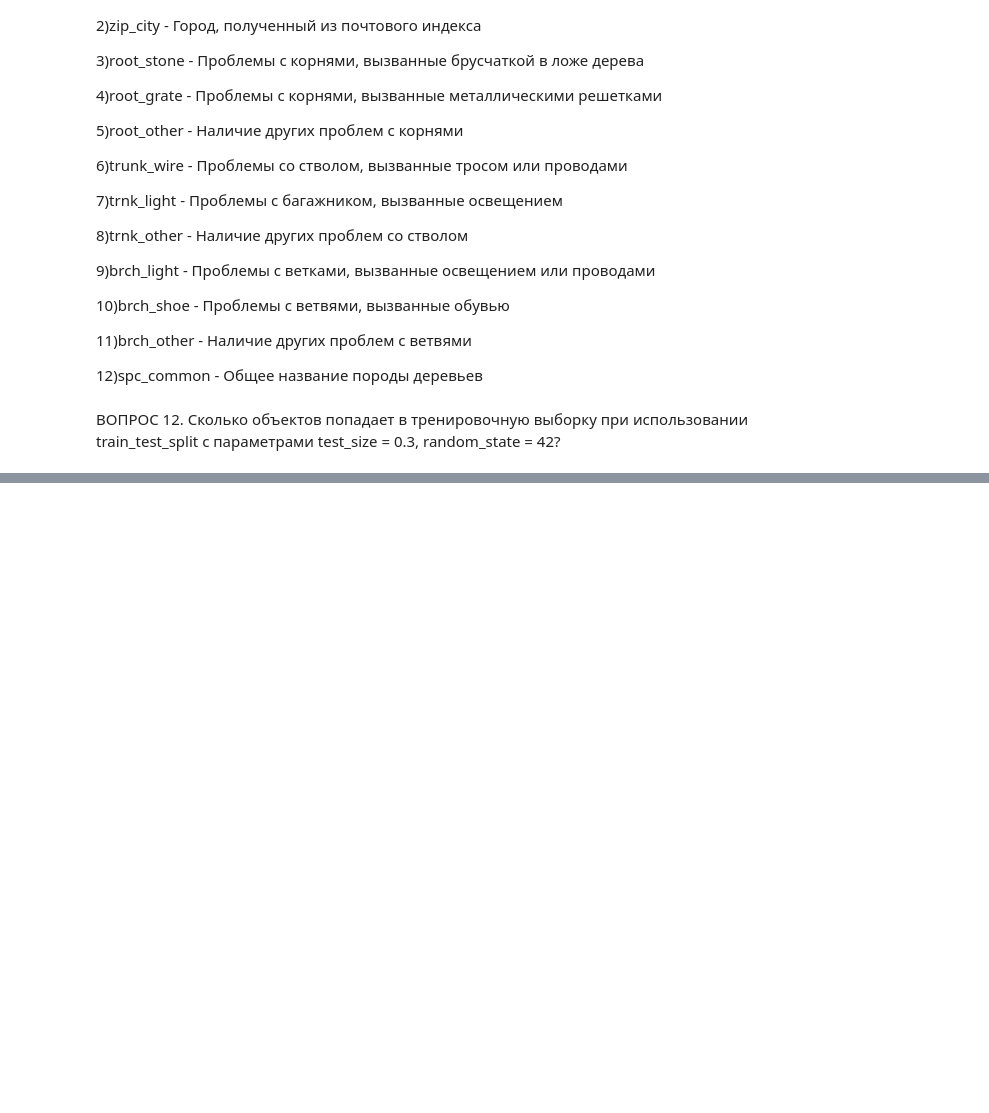
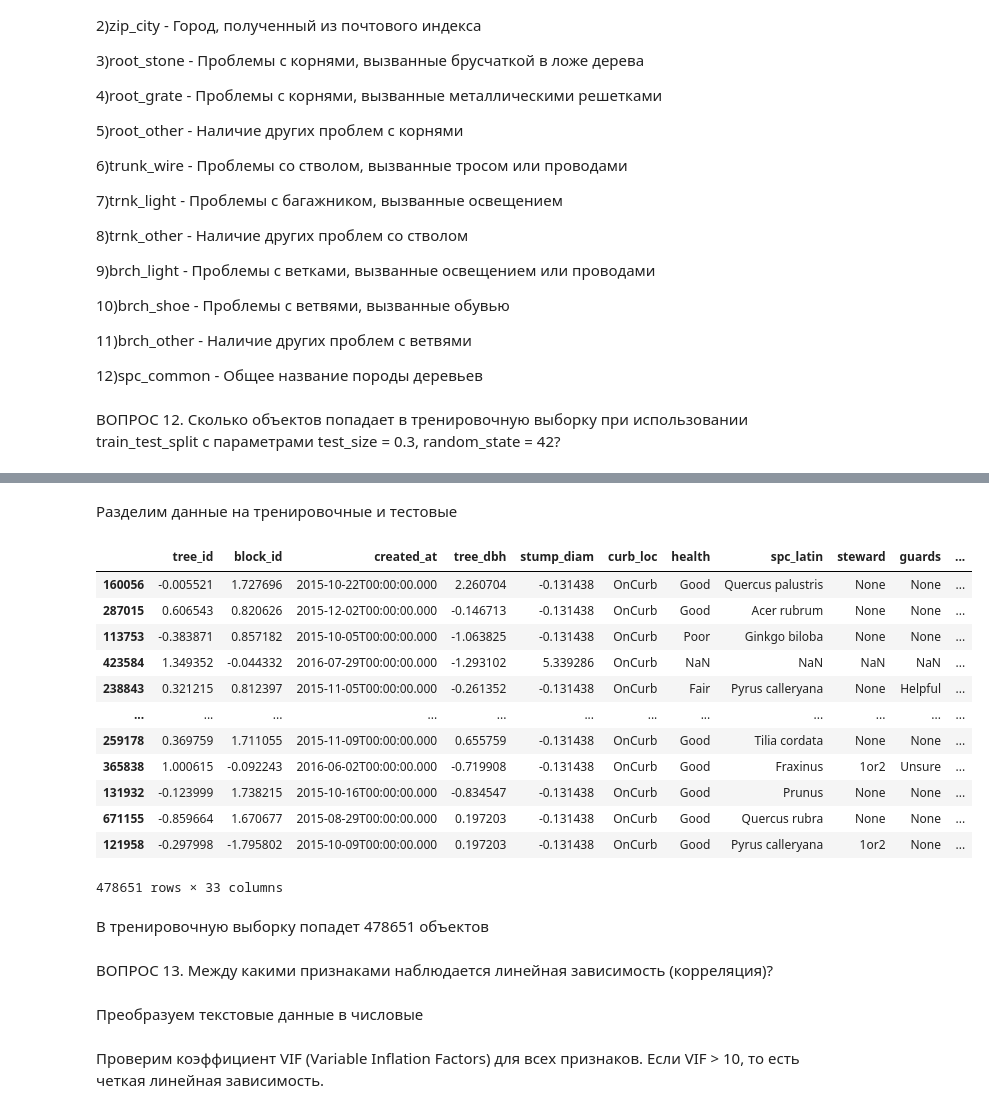
Before and after one commit to VladPendalf/HIP, a Jupyter notebook: Task5.ipynb, the cells around one changed output, grey strips where cells are left out. Cells and saved outputs as stored; diff of their text form; code cells hidden in the pictures; blank space fills up the shorter version.

```diff
--- a/Task5.ipynb
+++ b/Task5.ipynb
@@ -346,0 +349,3 @@ print(avrg, column)
+# %%
+data_training = data.drop(['status','zip_city','root_stone','root_grate','root_other','trunk_wire','trnk_light','trnk_other','brch_light','brch_shoe','brch_other','spc_common'], axis = 1)
+data_target = data[['status','zip_city','root_stone','root_grate','root_other','trunk_wire','trnk_light','trnk_other','brch_light','brch_shoe','brch_other','spc_common']]
@@ -346,0 +372,27 @@ print(avrg, column)
+# %% [markdown]
+Разделим данные на тренировочные и тестовые
+# %%
+from sklearn.model_selection import train_test_split
+x_train, x_test, y_train, y_test = train_test_split(data_training, data_target, test_size=.3, random_state=42)
+# %%
+x_train
+# %% [output]
+|  | tree_id | block_id | created_at | tree_dbh | stump_diam | curb_loc | health | spc_latin | steward | guards | ... |
+| 160056 | -0.005521 | 1.727696 | 2015-10-22T00:00:00.000 | 2.260704 | -0.131438 | OnCurb | Good | Quercus palustris | None | None | ... |
+| 287015 | 0.606543 | 0.820626 | 2015-12-02T00:00:00.000 | -0.146713 | -0.131438 | OnCurb | Good | Acer rubrum | None | None | ... |
+| 113753 | -0.383871 | 0.857182 | 2015-10-05T00:00:00.000 | -1.063825 | -0.131438 | OnCurb | Poor | Ginkgo biloba | None | None | ... |
+| 423584 | 1.349352 | -0.044332 | 2016-07-29T00:00:00.000 | -1.293102 | 5.339286 | OnCurb | NaN | NaN | NaN | NaN | ... |
+| 238843 | 0.321215 | 0.812397 | 2015-11-05T00:00:00.000 | -0.261352 | -0.131438 | OnCurb | Fair | Pyrus calleryana | None | Helpful | ... |
+| ... | ... | ... | ... | ... | ... | ... | ... | ... | ... | ... | ... |
+| 259178 | 0.369759 | 1.711055 | 2015-11-09T00:00:00.000 | 0.655759 | -0.131438 | OnCurb | Good | Tilia cordata | None | None | ... |
+| 365838 | 1.000615 | -0.092243 | 2016-06-02T00:00:00.000 | -0.719908 | -0.131438 | OnCurb | Good | Fraxinus | 1or2 | Unsure | ... |
+| 131932 | -0.123999 | 1.738215 | 2015-10-16T00:00:00.000 | -0.834547 | -0.131438 | OnCurb | Good | Prunus | None | None | ... |
+| 671155 | -0.859664 | 1.670677 | 2015-08-29T00:00:00.000 | 0.197203 | -0.131438 | OnCurb | Good | Quercus rubra | None | None | ... |
+| 121958 | -0.297998 | -1.795802 | 2015-10-09T00:00:00.000 | 0.197203 | -0.131438 | OnCurb | Good | Pyrus calleryana | 1or2 | None | ... |
+478651 rows × 33 columns
+# %% [markdown]
+В тренировочную выборку попадет 478651 объектов
+# %% [markdown]
+ВОПРОС 13. Между какими признаками наблюдается линейная зависимость (корреляция)?
+# %% [markdown]
+Преобразуем текстовые данные в числовые
@@ -346,0 +407,2 @@ print(avrg, column)
+# %% [markdown]
+Проверим коэффициент VIF (Variable Inflation Factors) для всех признаков. Если VIF > 10, то есть четкая линейная зависимость.
```
Also changed, not shown: parts of 4 cells of this notebook.
